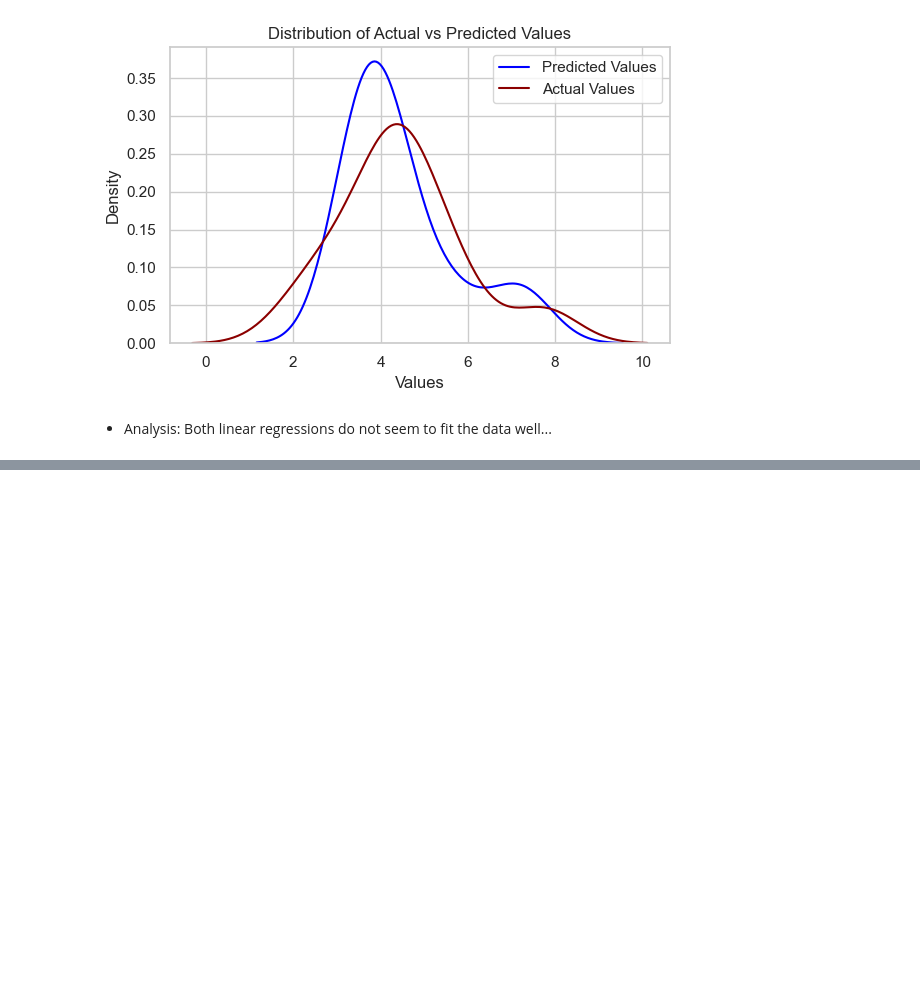
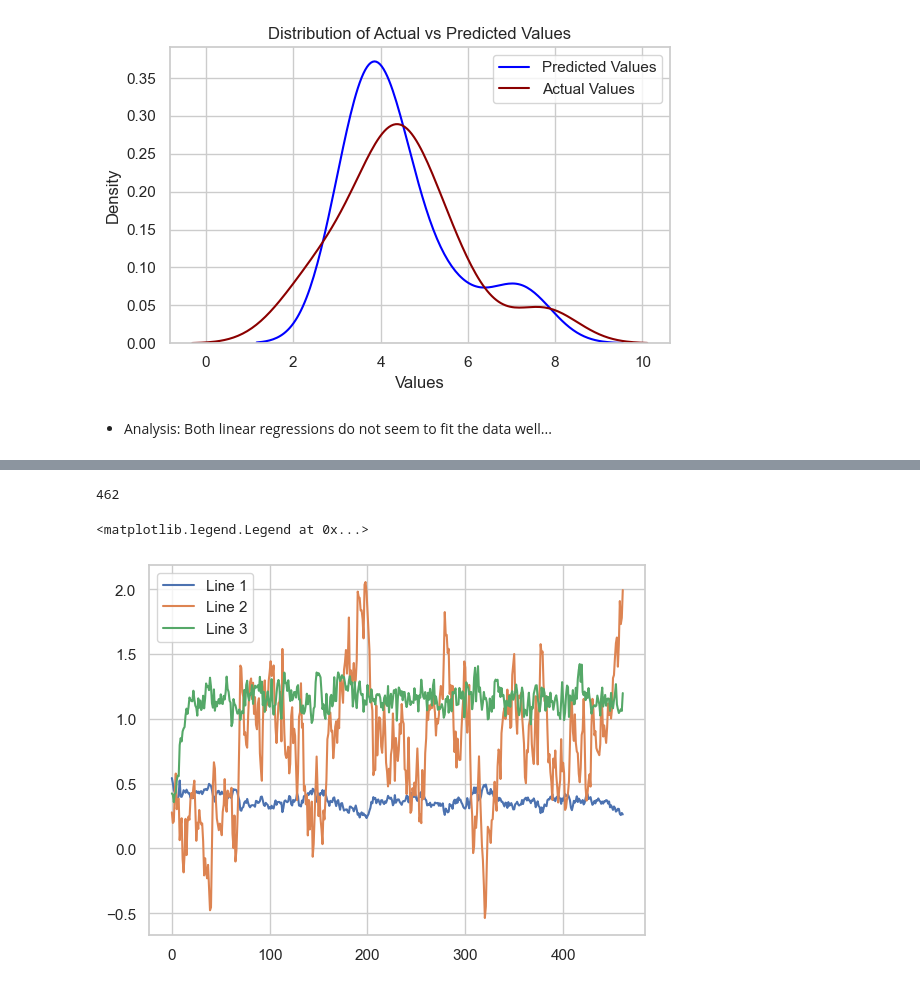
Before and after one commit to DaviGiordano/modeling-risk-infection, a Jupyter notebook: eda.ipynb, the cells around one changed output, grey strips where cells are left out. Cells and saved outputs as stored; diff of their text form; code cells hidden in the pictures; blank space fills up the shorter version.

```diff
--- a/eda.ipynb
+++ b/eda.ipynb
@@ -134,0 +261,38 @@ plot_distribution_actual_predicted(y_test, y_prediction)
+# %%
+np.random.seed(100)
+width = 0.2
+thetas = np.random.rand(3).reshape(1,-1)
+accepted = 0
+rejected = 0
+data = x
+N = 10000
+
+for i in range(N):
+    print(i)
+    # 1) provide a proposal for theta
+    theta_new = proposal(thetas[-1,:], search_width=width)
+
+    # 2) calculate the likelihood of this proposal and the likelihood
+    # for the old value of theta
+    log_lik_theta_new = lhd(data,theta_new)
+    log_lik_theta = lhd(data,thetas[-1,:])
+
+    # 3) evaluate the prior log-pdf at the current and at the old value of theta
+    theta_new_prior = prior(theta_new)
+    theta_prior = prior(thetas[-1,:])
+
+    # 4) finally, we need the proposal distribution ratio
+    prop_ratio = proposal_ratio(thetas[-1], theta_new, search_width=width)
+
+    # 5) assemble likelihood, priors and proposal distributions
+    likelihood_prior_proposal_ratio = log_lik_theta_new - log_lik_theta + \
+                             theta_new_prior - theta_prior + prop_ratio
+
+    # 6) throw a - possibly infinitely weigthed - coin. The move for Metropolis-Hastings is
+    # not deterministic. Here, we exponentiate the likelihood_prior_proposal ratio in order
+    # to obtain the probability in linear scale
+    if np.exp(likelihood_prior_proposal_ratio) > sc.uniform().rvs():
+        thetas = np.vstack((thetas,theta_new))
+        accepted += 1
+    else:
+        rejected += 1
@@ -134,0 +317,14 @@ plot_distribution_actual_predicted(y_test, y_prediction)
+# %%
+thetas.shape[0]
+# %% [output]
+462
+# %%
+iteration = range(thetas.shape[0])
+# Plotting each column as a line
+plt.plot(iteration, thetas[:, 0], label='Line 1')  # First column as Line 1
+plt.plot(iteration, thetas[:, 1], label='Line 2')  # Second column as Line 2
+plt.plot(iteration, thetas[:, 2], label='Line 3')  # Third column as Line 3
+plt.legend()
+# %% [output]
+<matplotlib.legend.Legend at 0x...>
+[figure, added]
```
Also changed, not shown: parts of 21 cells of this notebook.
